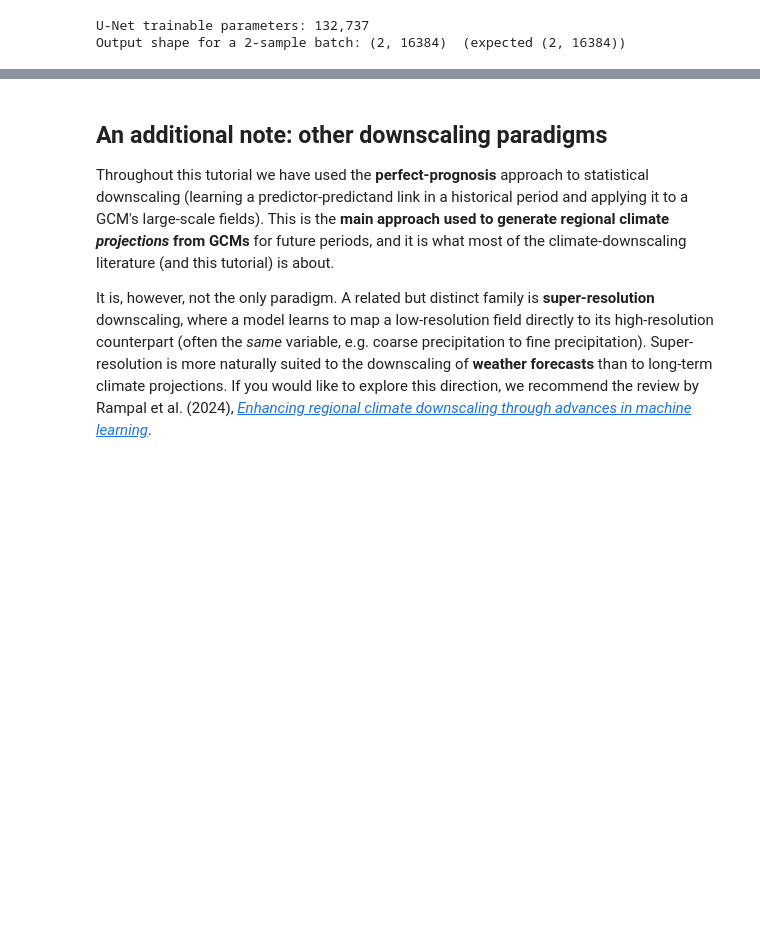
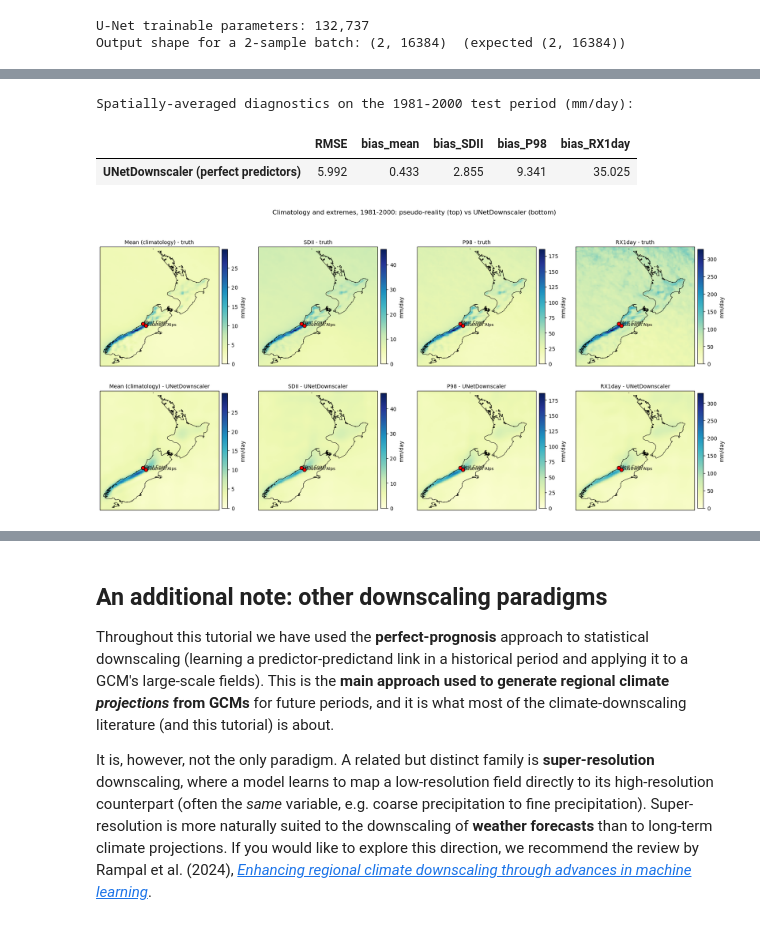
Before and after one commit to onu4codes/downscaling-climate-projections, a Jupyter notebook: Statistical_Downscaling_of_Climate_Projections_with_Deep_Learning.ipynb, the cells around one changed output, grey strips where cells are left out. Saved outputs shown, nothing was run; the diff lists cells and outputs as text; code cells hidden in the pictures; blank space fills up the shorter version.

```diff
--- a/Statistical_Downscaling_of_Climate_Projections_with_Deep_Learning.ipynb
+++ b/Statistical_Downscaling_of_Climate_Projections_with_Deep_Learning.ipynb
@@ -1605,0 +1674,37 @@ Output shape for a 2-sample batch: (2, 16384)  (expected (2, 16384))
+# %%
+pred_pred = load_predictors(HIST_PERIOD, kind="perfect", gcm=GCM_TRAIN)
+obs_hist = load_precip(HIST_PERIOD, gcm=GCM_TRAIN).load()
+
+pr_pred_hist = align_time(downscale(model, pred_pred), obs_hist)
+
+summary = summarize(obs_hist, pr_pred_hist)
+summary_df = pd.DataFrame([summary], index=["UNetDownscaler (perfect predictors)"]).round(3)
+
+print("Spatially-averaged diagnostics on the 1981-2000 test period (mm/day):")
+summary_df
+# %% [output]
+Spatially-averaged diagnostics on the 1981-2000 test period (mm/day):
+|  | RMSE | bias_mean | bias_SDII | bias_P98 | bias_RX1day |
+| UNetDownscaler (perfect predictors) | 5.992 | 0.433 | 2.855 | 9.341 | 35.025 |
+# %%
+COMPARE_INDICES = {"Mean (climatology)": idx_mean,
+                   "SDII": idx_sdii, "P98": idx_p98, "RX1day": idx_rx1day}
+
+ncols = len(COMPARE_INDICES)
+subplot_kw = {"projection": ccrs.PlateCarree()} if HAS_CARTOPY else {}
+fig, axes = plt.subplots(2, ncols, figsize=(4.2 * ncols, 8.4), subplot_kw=subplot_kw)
+
+for col, (name, fn) in enumerate(COMPARE_INDICES.items()):
+    truth_field = fn(obs_hist)
+    pred_field = fn(pr_pred_hist)
+    vmax = float(max(truth_field.max(), pred_field.max()))  # shared scale per column
+    plot_field(axes[0, col], truth_field, title=f"{name} - truth", cmap="YlGnBu",
+               vmin=0, vmax=vmax, points=POINTS, cbar_label="mm/day", title_fontsize=10)
+    plot_field(axes[1, col], pred_field, title=f"{name} - UNetDownscaler", cmap="YlGnBu",
+               vmin=0, vmax=vmax, points=POINTS, cbar_label="mm/day", title_fontsize=10)
+fig.suptitle(f"Climatology and extremes, {HIST_PERIOD}: pseudo-reality (top) vs UNetDownscaler (bottom)",
+             y=1.01)
+fig.tight_layout()
+plt.show()
+# %% [output]
+[figure, added]
```
Also changed, not shown: parts of 9 cells of this notebook.
